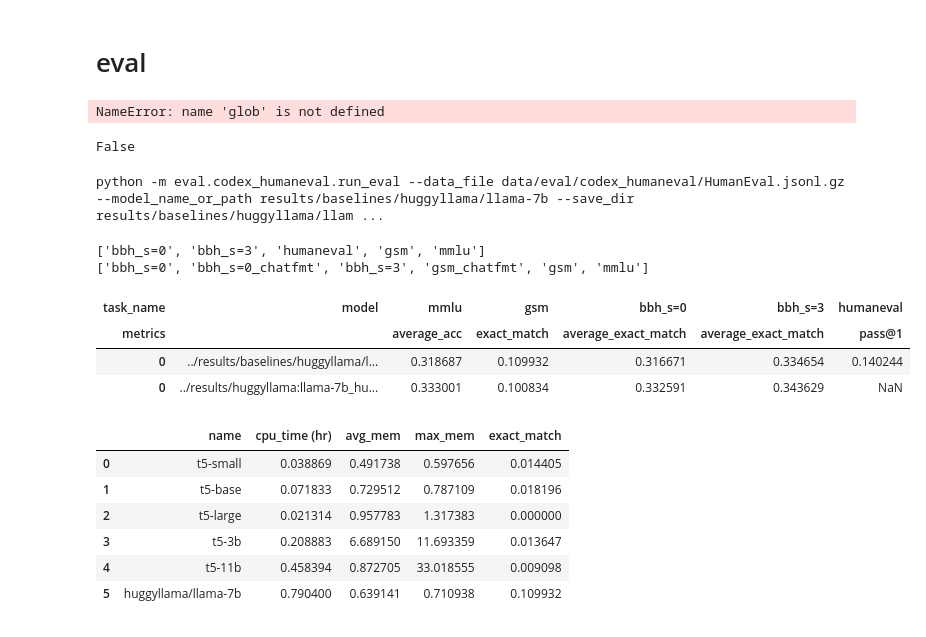
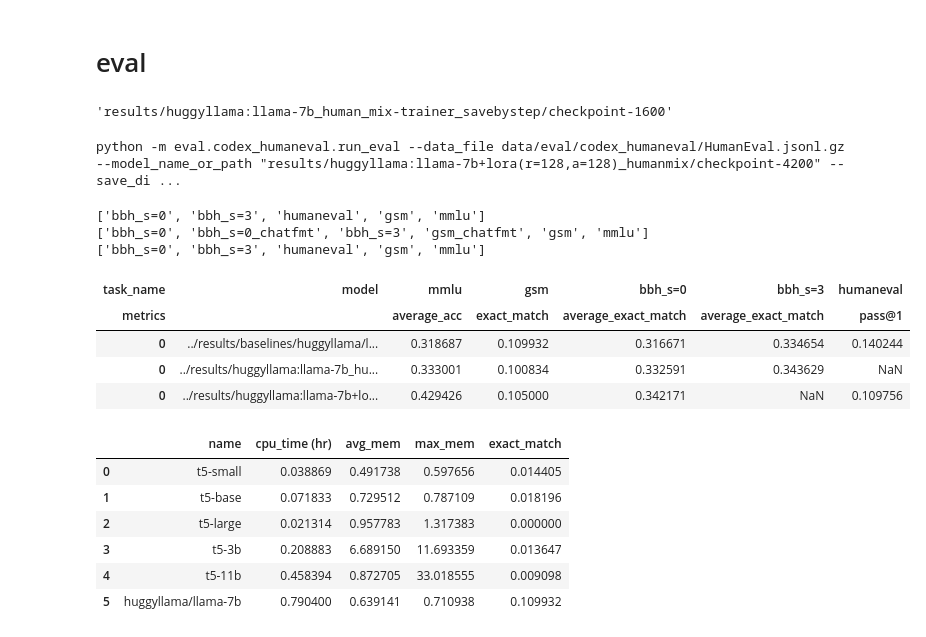
Before and after one commit to tt6746690/open-instruct, a Jupyter notebook: scripts/gen_cmds.ipynb, the cells around one changed output. Cells and saved outputs as stored; diff of their text form; code cells hidden in the pictures.

```diff
--- a/scripts/gen_cmds.ipynb
+++ b/scripts/gen_cmds.ipynb
@@ -412,26 +417,23 @@ g
 
 [ ! -f "{log_dir}/${{LSB_JOBID}}.out" ] || mv "{log_dir}/${{LSB_JOBID}}.out" "{save_dir}"
 """
-# %%
-models = ['results/huggyllama:llama-7b_human_mix-trainer_savebystep/']
-models = [glob.glob(os.path.join(x, 'checkpoint*')) for x in models]
-models = [x for l in models for x in l]
-models
-# %% [output]
-NameError: name 'glob' is not defined
 # %%
 # mmlu, 0-shot
 # gsm, 8-shot
 # bbh, 0-shot
 # bbh, 3-shot
 #
+
+p = 'results/huggyllama:llama-7b_human_mix-trainer_savebystep'
+
+get_last_checkpoint(p)
 # %% [output]
-False
+'results/huggyllama:llama-7b_human_mix-trainer_savebystep/checkpoint-1600'
 # %%
-# task_name = 'bbh_s=0'
-# task_name = 'bbh_s=3'
-# task_name = 'gsm'
-# task_name = 'mmlu'
+task_name = 'mmlu'
+task_name = 'gsm'
+task_name = 'bbh_s=0'
+task_name = 'bbh_s=3'
 task_name = 'humaneval'
 job_name = f'eval.{task_name}'
 
@@ -440,11 +442,11 @@ test_run = bool(test_run)
 
 batch_size = 10
 if task_name == 'gsm':
-    queue = 'x86_6h'
+    queue = 'x86_1h' # 10min for n=200
 if task_name == 'bbh_s=0':
     queue = 'x86_1h'
 if task_name == 'bbh_s=3':
-    queue = 'x86_6h'
+    queue = 'x86_12h'
     batch_size = 5 # for longer prompts.
 if task_name == 'mmlu':
     queue = 'x86_1h'
@@ -464,14 +466,18 @@ models = []
 # models += ['t5-11b']
 # models += ['google/flan-t5-small', 'google/flan-t5-base', 'google/flan-t5-large', 'google/flan-t5-xl', 'google/flan-t5-xxl']
 # models += ['gpt2', 'gpt2-medium', 'gpt2-large', 'gpt2-xl']
-models += ['huggyllama/llama-7b'] # , 'mosaicml/mpt-7b'
-models = [os.path.join('results/baselines', x) for x in models]
+# models += ['huggyllama/llama-7b'] # , 'mosaicml/mpt-7b'
+# models = [os.path.join('results/baselines', x) for x in models]
 
 
 # models += ['results/huggyllama:llama-7b_human_mix-trainer_savebystep/']
 # models = [glob.glob(os.path.join(x, 'checkpoint*')) for x in models]
 # models = [x for l in models for x in l]
-# models += ['results/huggyllama:llama-7b_human_mix-trainer_savebystep/checkpoint-1400']
+models += [get_last_checkpoint(x) for x in [
+#     'results/huggyllama:llama-7b_human_mix-trainer_savebystep',
+    'results/huggyllama:llama-7b+lora(r=128,a=128)_humanmix',
+]]
+
 
 info = {}
 cmds = []
@@ -485,8 +491,8 @@ for model_name_or_path in models:
         cmd = f"""
         python -m eval.mmlu.run_eval \
             --data_dir data/eval/mmlu \
-            --save_dir {model_name_or_path}/eval/mmlu/ \
-            --model_name_or_path {model_name_or_path} \
+            --model_name_or_path "{model_name_or_path}" \
+            --save_dir "{save_dir}" \
             --eval_batch_size {batch_size} \
             --ntrain 0 \
             {'--use_chat_format' if use_chat_format else ''}
@@ -495,9 +501,10 @@ for model_name_or_path in models:
         cmd = f"""
         python -m eval.gsm.run_eval \
             --data_dir data/eval/gsm/ \
-            --model_name_or_path {model_name_or_path} \
-            --save_dir {save_dir} \
+            --model_name_or_path "{model_name_or_path}" \
+            --save_dir "{save_dir}" \
             --eval_batch_size {batch_size} \
+            --max_num_examples 200 \
             --n_shot 8 \
             {'--use_chat_format' if use_chat_format else ''}
         """
@@ -505,8 +512,8 @@ for model_name_or_path in models:
         cmd = f"""
         python -m eval.bbh.run_eval \
             --data_dir data/eval/bbh/ \
-            --model_name_or_path {model_name_or_path} \
-            --save_dir {save_dir} \
+            --model_name_or_path "{model_name_or_path}" \
+            --save_dir "{save_dir}" \
             --eval_batch_size {batch_size} \
             {'--no_cot' if 's=0' in task_name else ''}
             {'--use_chat_format' if use_chat_format else ''}
@@ -515,8 +522,8 @@ for model_name_or_path in models:
         cmd = f"""
         python -m eval.codex_humaneval.run_eval \
             --data_file data/eval/codex_humaneval/HumanEval.jsonl.gz \
-            --model_name_or_path {model_name_or_path} \
-            --save_dir {save_dir} \
+            --model_name_or_path "{model_name_or_path}" \
+            --save_dir "{save_dir}" \
             --eval_batch_size {batch_size} \
             --eval_pass_at_ks 1 \
             --unbiased_sampling_size_n 1 \
@@ -545,7 +552,7 @@ for model_name_or_path in models:
     )
 #     if test_run: print(out['jbsub_cmd'])
 # %% [output]
-python -m eval.codex_humaneval.run_eval --data_file data/eval/codex_humaneval/HumanEval.jsonl.gz --model_name_or_path results/baselines/huggyllama/llama-7b --save_dir results/baselines/huggyllama/llam ...
+python -m eval.codex_humaneval.run_eval --data_file data/eval/codex_humaneval/HumanEval.jsonl.gz --model_name_or_path "results/huggyllama:llama-7b+lora(r=128,a=128)_humanmix/checkpoint-4200" --save_di ...
 # %%
 class EvalResults:
 
@@ -591,33 +598,40 @@ class EvalResults:
         ]
         cols = [col for col in cols if col in df]
         print(task_names)
         df = df[cols]
         df.insert(0, ('model', ''), [self.save_dir])
         return df
 
 
 save_dirs = [
     '../results/baselines/huggyllama/llama-7b/',
     '../results/huggyllama:llama-7b_human_mix-trainer_savebystep/checkpoint-1400',
+] + [
+    get_last_checkpoint(x) for x in [
+        '../results/huggyllama:llama-7b+lora(r=128,a=128)_humanmix',
+    ]
 ]
+
 
 dfs = []
 for save_dir in save_dirs:
     r = EvalResults(save_dir)
     df = r.get_result_df()
     dfs.append(df)
 
 pd.set_option('display.max_colwidth', None)
 
 df = pd.concat(dfs, axis=0)
 display(df)
 # %% [output]
 ['bbh_s=0', 'bbh_s=3', 'humaneval', 'gsm', 'mmlu']
 ['bbh_s=0', 'bbh_s=0_chatfmt', 'bbh_s=3', 'gsm_chatfmt', 'gsm', 'mmlu']
+['bbh_s=0', 'bbh_s=3', 'humaneval', 'gsm', 'mmlu']
 | task_name | model | mmlu | gsm | bbh_s=0 | bbh_s=3 | humaneval |
 | metrics |  | average_acc | exact_match | average_exact_match | average_exact_match | pass@1 |
 | 0 | ../results/baselines/huggyllama/l... | 0.318687 | 0.109932 | 0.316671 | 0.334654 | 0.140244 |
 | 0 | ../results/huggyllama:llama-7b_hu... | 0.333001 | 0.100834 | 0.332591 | 0.343629 | NaN |
+| 0 | ../results/huggyllama:llama-7b+lo... | 0.429426 | 0.105000 | 0.342171 | NaN | 0.109756 |
 # %%
 import glob
 
```
Also changed, not shown: parts of 11 cells of this notebook, 2 other files.
